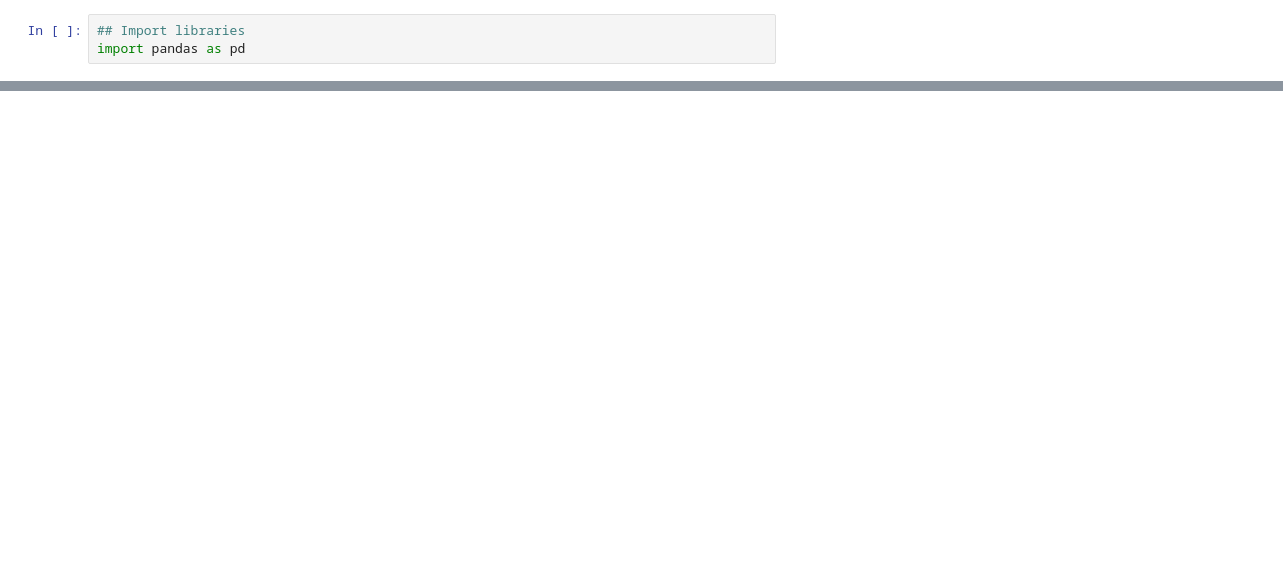
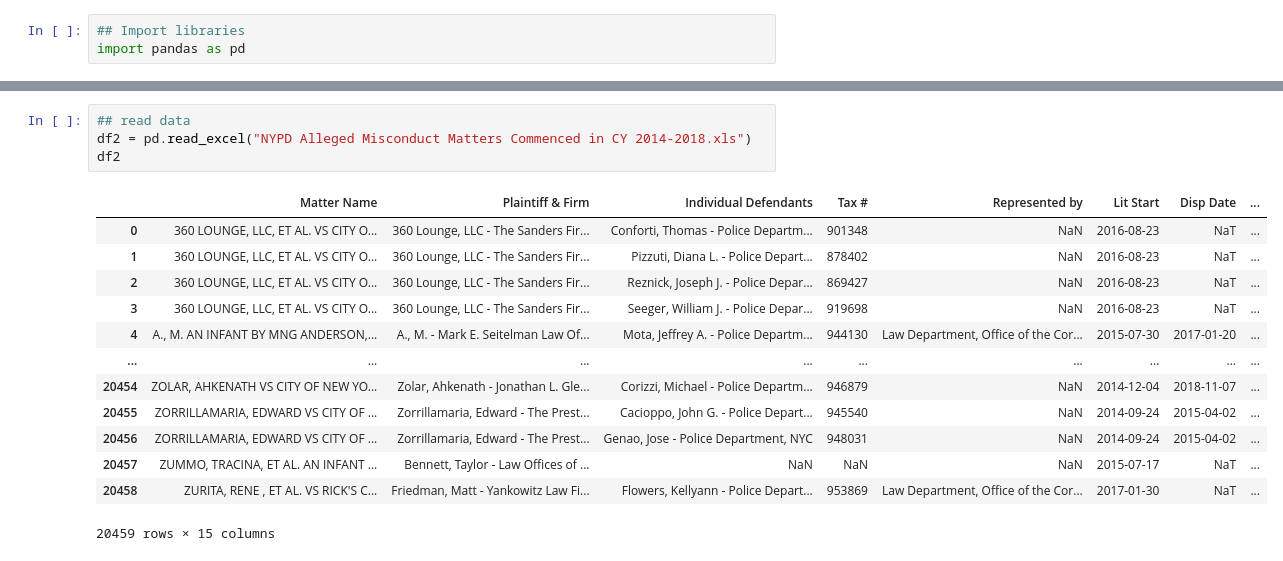
Before and after one commit to arubybonilla/2023-nypd-settlements, a Jupyter notebook: 2023-nypd-settlements-analysis.ipynb, the cells around one changed output, grey strips where cells are left out. Cells and saved outputs as stored; diff of their text form; blank space fills up the shorter version.

```diff
--- a/2023-nypd-settlements-analysis.ipynb
+++ b/2023-nypd-settlements-analysis.ipynb
@@ -19,3 +19,21 @@ df
 | 11003 | ZIMMERMAN, ALEX VS CITY OF NEW YO... | Zimmerman, Alex - Siegle & Sims, ... | Brinkley, Christopher V. - Police... | 947719.0 | NaN | 2015-12-21 | 2016-06-14 | ... |
 | 11004 | ZORRILLAMARIA, EDWARD VS CITY OF ... | Zorrillamaria, Edward - The Prest... | Genao, Jose - Police Department, NYC | 948031.0 | NaN | 2014-09-24 | 2015-04-02 | ... |
 11005 rows × 15 columns
+# %%
+## read data
+df2 = pd.read_excel("NYPD Alleged Misconduct Matters Commenced in CY 2014-2018.xls")
+df2
+# %% [output]
+|  | Matter Name | Plaintiff & Firm | Individual Defendants | Tax # | Represented by | Lit Start | Disp Date | ... |
+| 0 | 360 LOUNGE, LLC, ET AL. VS CITY O... | 360 Lounge, LLC - The Sanders Fir... | Conforti, Thomas - Police Departm... | 901348 | NaN | 2016-08-23 | NaT | ... |
+| 1 | 360 LOUNGE, LLC, ET AL. VS CITY O... | 360 Lounge, LLC - The Sanders Fir... | Pizzuti, Diana L. - Police Depart... | 878402 | NaN | 2016-08-23 | NaT | ... |
+| 2 | 360 LOUNGE, LLC, ET AL. VS CITY O... | 360 Lounge, LLC - The Sanders Fir... | Reznick, Joseph J. - Police Depar... | 869427 | NaN | 2016-08-23 | NaT | ... |
+| 3 | 360 LOUNGE, LLC, ET AL. VS CITY O... | 360 Lounge, LLC - The Sanders Fir... | Seeger, William J. - Police Depar... | 919698 | NaN | 2016-08-23 | NaT | ... |
+| 4 | A., M. AN INFANT BY MNG ANDERSON,... | A., M. - Mark E. Seitelman Law Of... | Mota, Jeffrey A. - Police Departm... | 944130 | Law Department, Office of the Cor... | 2015-07-30 | 2017-01-20 | ... |
+| ... | ... | ... | ... | ... | ... | ... | ... | ... |
+| 20454 | ZOLAR, AHKENATH VS CITY OF NEW YO... | Zolar, Ahkenath - Jonathan L. Gle... | Corizzi, Michael - Police Departm... | 946879 | NaN | 2014-12-04 | 2018-11-07 | ... |
+| 20455 | ZORRILLAMARIA, EDWARD VS CITY OF ... | Zorrillamaria, Edward - The Prest... | Cacioppo, John G. - Police Depart... | 945540 | NaN | 2014-09-24 | 2015-04-02 | ... |
+| 20456 | ZORRILLAMARIA, EDWARD VS CITY OF ... | Zorrillamaria, Edward - The Prest... | Genao, Jose - Police Department, NYC | 948031 | NaN | 2014-09-24 | 2015-04-02 | ... |
+| 20457 | ZUMMO, TRACINA, ET AL. AN INFANT ... | Bennett, Taylor - Law Offices of ... | NaN | NaN | NaN | 2015-07-17 | NaT | ... |
+| 20458 | ZURITA, RENE , ET AL. VS RICK'S C... | Friedman, Matt - Yankowitz Law Fi... | Flowers, Kellyann - Police Depart... | 953869 | Law Department, Office of the Cor... | 2017-01-30 | NaT | ... |
+20459 rows × 15 columns
```
Also changed, not shown: parts of 2 cells of this notebook.
